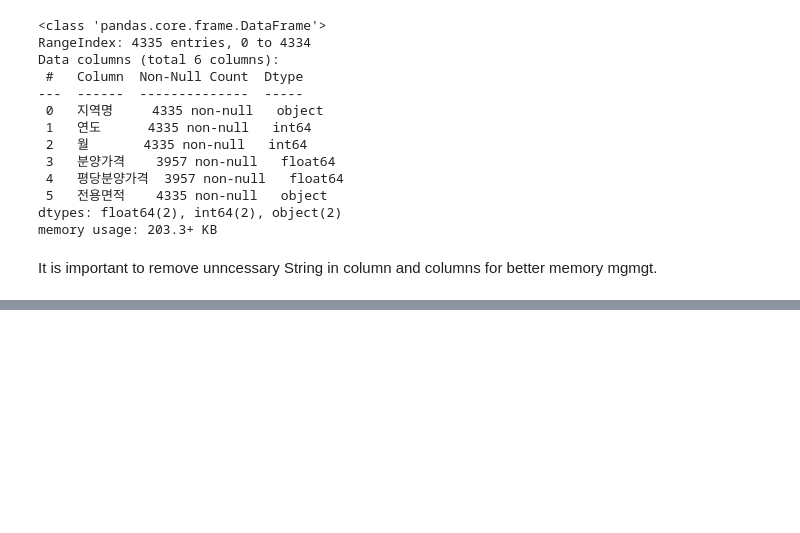
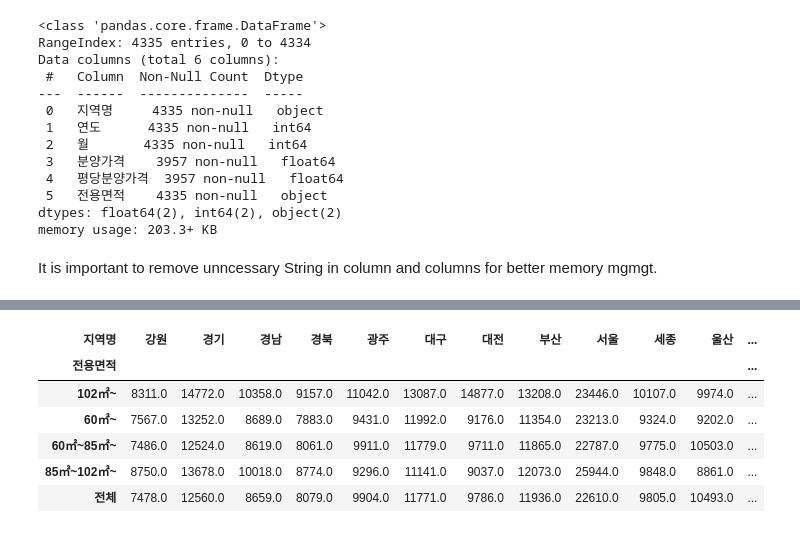
Before and after one commit to taeheelee90/seoulAPTprice, a Jupyter notebook: Real Estate Price - Sales Price (Seoul APT).ipynb, the cells around one changed output, grey strips where cells are left out. Cells and saved outputs as stored; diff of their text form; code cells hidden in the pictures; blank space fills up the shorter version.

```diff
--- a/Real Estate Price - Sales Price (Seoul APT).ipynb
+++ b/Real Estate Price - Sales Price (Seoul APT).ipynb
@@ -338,0 +438,11 @@ df_last
+# %%
+# Average of initial sales price by city & APT size
+df_last.pivot_table(index = ["전용면적"], columns = "지역명", values = "평당분양가격").round()
+# %% [output]
+| 지역명 | 강원 | 경기 | 경남 | 경북 | 광주 | 대구 | 대전 | 부산 | 서울 | 세종 | 울산 | ... |
+| 전용면적 |  |  |  |  |  |  |  |  |  |  |  | ... |
+| 102㎡~ | 8311.0 | 14772.0 | 10358.0 | 9157.0 | 11042.0 | 13087.0 | 14877.0 | 13208.0 | 23446.0 | 10107.0 | 9974.0 | ... |
+| 60㎡~ | 7567.0 | 13252.0 | 8689.0 | 7883.0 | 9431.0 | 11992.0 | 9176.0 | 11354.0 | 23213.0 | 9324.0 | 9202.0 | ... |
+| 60㎡~85㎡~ | 7486.0 | 12524.0 | 8619.0 | 8061.0 | 9911.0 | 11779.0 | 9711.0 | 11865.0 | 22787.0 | 9775.0 | 10503.0 | ... |
+| 85㎡~102㎡~ | 8750.0 | 13678.0 | 10018.0 | 8774.0 | 9296.0 | 11141.0 | 9037.0 | 12073.0 | 25944.0 | 9848.0 | 8861.0 | ... |
+| 전체 | 7478.0 | 12560.0 | 8659.0 | 8079.0 | 9904.0 | 11771.0 | 9786.0 | 11936.0 | 22610.0 | 9805.0 | 10493.0 | ... |
```
Also changed, not shown: parts of 11 cells of this notebook.
